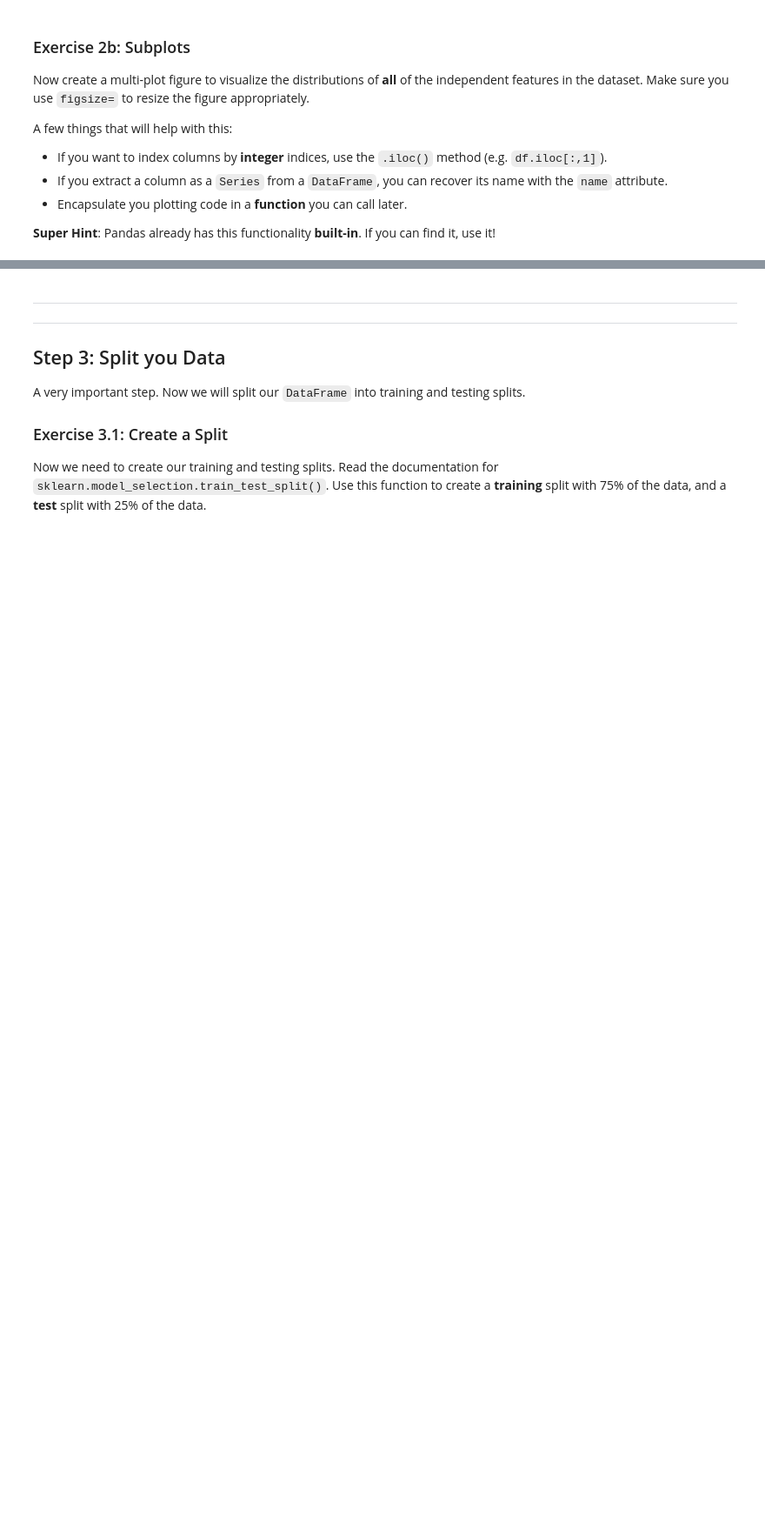
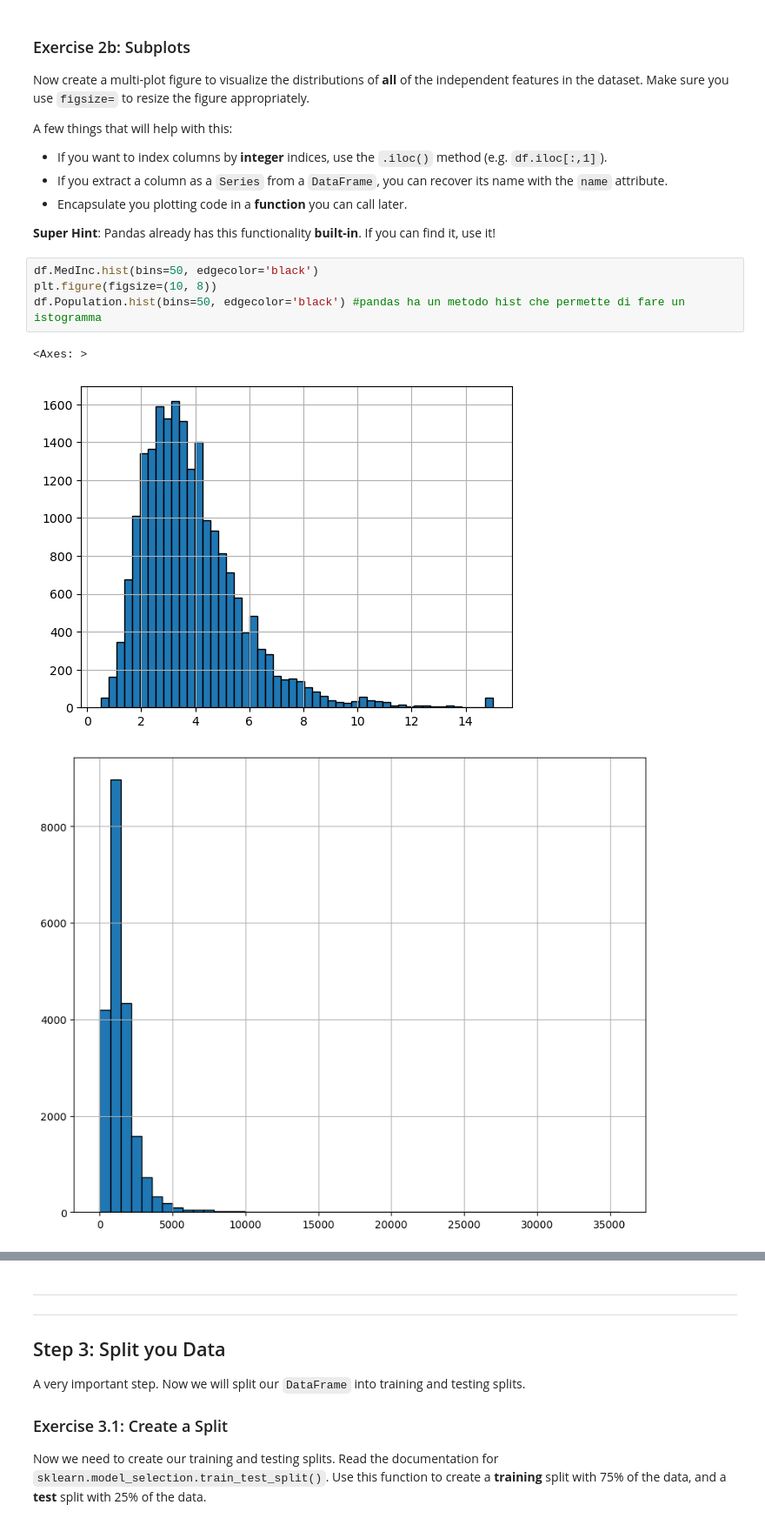
Before and after one commit to Cappetti99/FML, a Jupyter notebook: lab1/Lab1.ipynb, the cells around one changed output, grey strips where cells are left out. Shown at 87% size. Drawn from its saved outputs; the diff is of its cells as text; blank space fills up the shorter version.

```diff
--- a/lab1/Lab1.ipynb
+++ b/lab1/Lab1.ipynb
@@ -177,4 +209,12 @@ A few things that will help with this:
 + Encapsulate you plotting code in a **function** you can call later.
 
 **Super Hint**: Pandas already has this functionality **built-in**. If you can find it, use it!
+# %%
+df.MedInc.hist(bins=50, edgecolor='black')
+plt.figure(figsize=(10, 8))
+df.Population.hist(bins=50, edgecolor='black') #pandas ha un metodo hist che permette di fare un istogramma
+# %% [output]
+<Axes: >
+[figure, added]
+[figure, added]
 # %%
```
Also changed, not shown: parts of 26 cells of this notebook.
